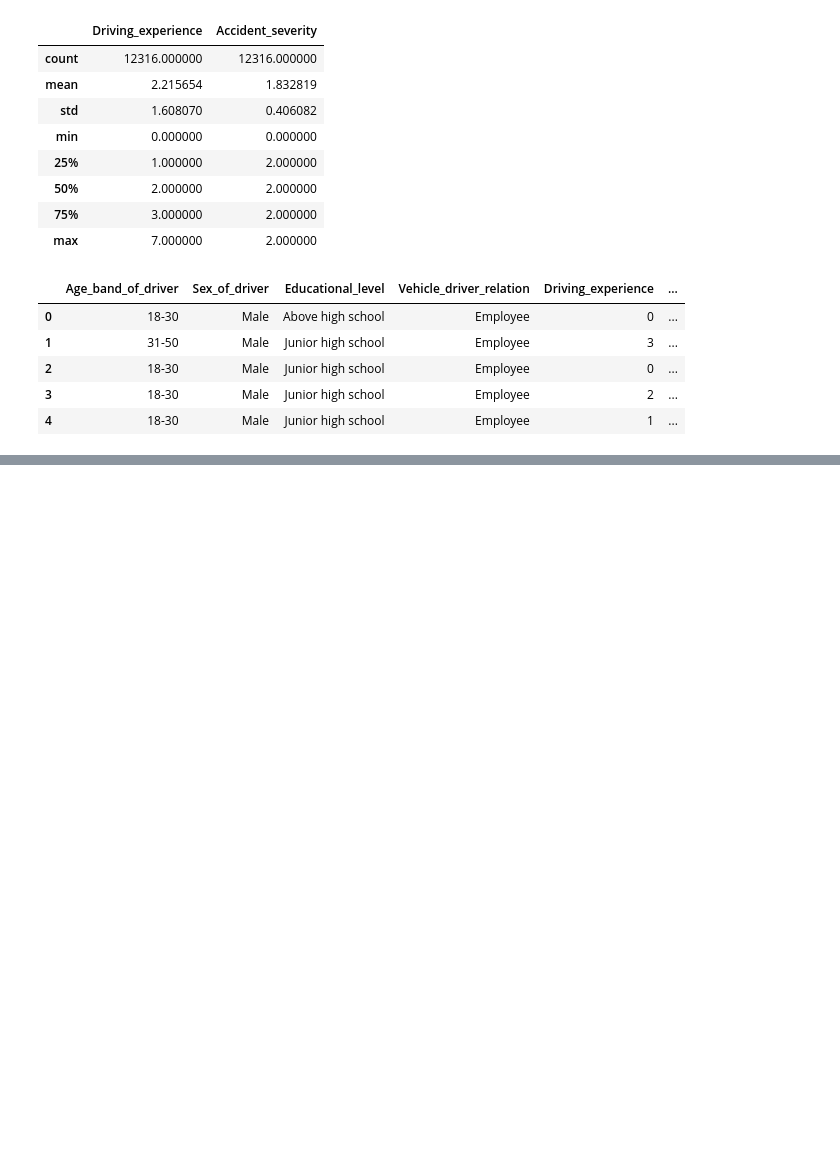
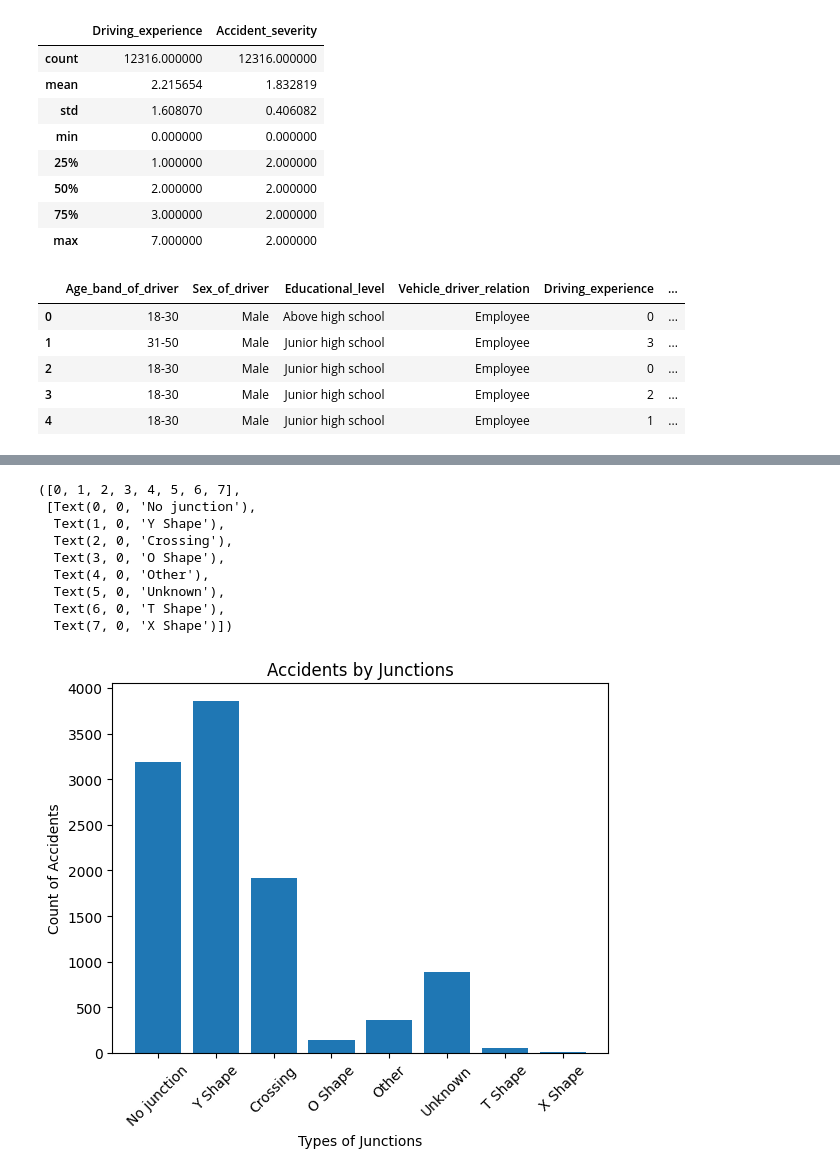
Before and after one commit to vineetj5/Traffic-Accident-Prediction, a Jupyter notebook: Accident Analysis.ipynb, the cells around one changed output, grey strips where cells are left out. Saved outputs shown, nothing was run; the diff lists cells and outputs as text; code cells hidden in the pictures; blank space fills up the shorter version.

```diff
--- a/Accident Analysis.ipynb
+++ b/Accident Analysis.ipynb
@@ -103,0 +149,3 @@ array(['Asphalt roads', 'Earth roads', 'Unknown',
+# %%
+df_severity_2 = df[df['Accident_severity'] == 2]
+df_severity_2.head()
@@ -103,0 +159,23 @@ array(['Asphalt roads', 'Earth roads', 'Unknown',
+# %%
+junctionTypes=df_severity_2['Types_of_Junction'].unique()
+Lanes_or_MediansTypes = df_severity_2['Lanes_or_Medians'].unique()
+Road_surface_type=df_severity_2['Road_surface_type'].unique()
+# %%
+junctionValues_2,Lanes_or_MediansValues_2,Road_surface_typeValues_2=CountingAccidentsByFeature(df_severity_2)
+# %%
+plt.title('Accidents by Junctions')
+plt.xlabel('Types of Junctions')
+plt.ylabel('Count of Accidents')
+plt.bar(junctionTypes,junctionValues_2)
+plt.xticks(rotation=45)
+# %% [output]
+([0, 1, 2, 3, 4, 5, 6, 7],
+ [Text(0, 0, 'No junction'),
+  Text(1, 0, 'Y Shape'),
+  Text(2, 0, 'Crossing'),
+  Text(3, 0, 'O Shape'),
+  Text(4, 0, 'Other'),
+  Text(5, 0, 'Unknown'),
+  Text(6, 0, 'T Shape'),
+  Text(7, 0, 'X Shape')])
+[figure, added]
```
Also changed, not shown: parts of 12 cells of this notebook.
